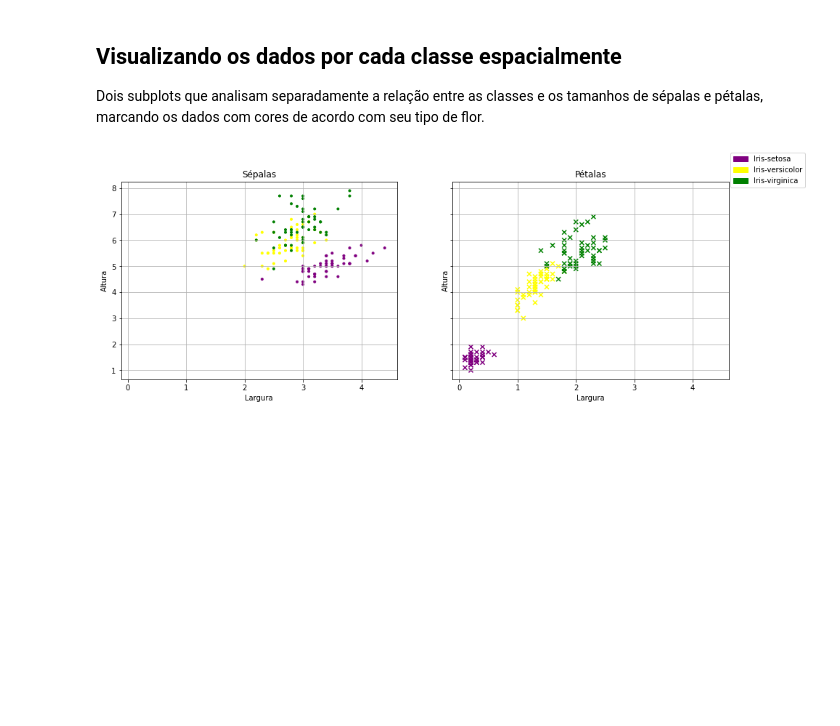
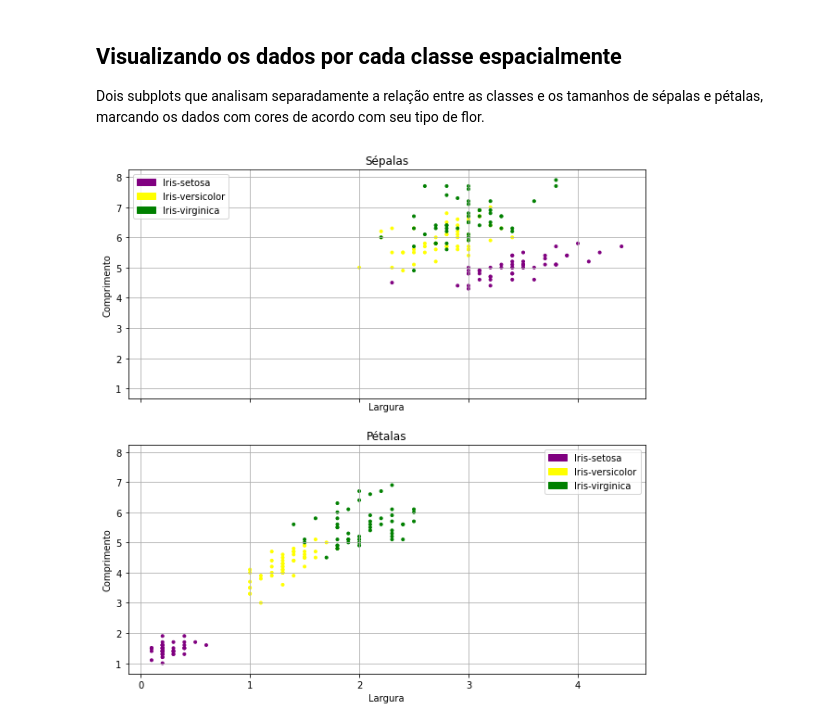
Before and after one commit to gabriellesfaria/T1-AM1, a Jupyter notebook: analiseExploratoria.ipynb, the cells around one changed output. Drawn from its saved outputs; the diff is of its cells as text; code cells hidden in the pictures; blank space fills up the shorter version.

```diff
--- a/analiseExploratoria.ipynb
+++ b/analiseExploratoria.ipynb
@@ -7,9 +7,9 @@ from sklearn.model_selection import train_test_split
 
 iris = pd.read_csv('iris.data', header=None)
 
-iris.rename(columns={0:'sepala_altura',
+iris.rename(columns={0:'sepala_comprimento',
                      1:'sepala_largura',
-                     2:'petala_altura',
+                     2:'petala_comprimento',
                      3:'petala_largura',
                      4:'classe'}, inplace=True)
 
@@ -44,39 +87,36 @@ Dois subplots que analisam separadamente a relação entre as classes e os taman
 # %%
 import numpy as np
 import matplotlib.pyplot as plt
 import matplotlib.patches as mpatches
 import matplotlib.pyplot as plt
 
 
 colors = iris.classe.replace({'Iris-setosa': 'purple',
-                            'Iris-versicolor': 'yellow',
-                            'Iris-virginica': 'green'})
+                              'Iris-versicolor': 'yellow',
+                              'Iris-virginica': 'green'})
 
 
-fig, (ax1, ax2)  = plt.subplots(1,2, figsize=(15, 5), sharex='all', sharey='all')
+fig, (ax1, ax2)  = plt.subplots(2,1, figsize=(10,10),sharex='all', sharey='all')
 
-sepala = ax1.scatter(iris.sepala_largura, iris.sepala_altura,
+sepala = ax1.scatter(iris.sepala_largura, iris.sepala_comprimento,
                     c=colors, marker='.')
+ax1.set_title('Sépalas')
+ax1.set_xlabel('Largura')
+ax1.set_ylabel('Comprimento')
+ax1.grid(True)
+ax1.legend(handles=[mpatches.Patch(color='purple', label='Iris-setosa'),
+                    mpatches.Patch(color='yellow', label='Iris-versicolor'),
+                    mpatches.Patch(color='green', label='Iris-virginica')])
 
-ax1.title.set_text('Sépalas')
-ax1.grid(True)
-ax1.set_xlabel('Largura')
-ax1.set_ylabel('Altura')
-
-
-petala = ax2.scatter(iris.petala_largura, iris.petala_altura,
-                    c=colors,
-                    marker='x')
-ax2.title.set_text('Pétalas')
-
-fig.legend(handles=[mpatches.Patch(color='purple', label='Iris-setosa'),
+petala = ax2.scatter(iris.petala_largura, iris.petala_comprimento,
+                    c=colors, marker='.')
+ax2.set_title('Pétalas')
+ax2.set_xlabel('Largura')
+ax2.set_ylabel('Comprimento')
+ax2.grid(True)
+ax2.legend(handles=[mpatches.Patch(color='purple', label='Iris-setosa'),
                     mpatches.Patch(color='yellow', label='Iris-versicolor'),
-                    mpatches.Patch(color='green', label='Iris-virginica')],
-           loc='upper right')
-ax2.grid(True)
-ax2.set_xlabel('Largura')
-ax2.set_ylabel('Altura')
-
+                    mpatches.Patch(color='green', label='Iris-virginica')])
 plt.show()
 # %% [output]
-[figure, old version]
+[figure, new version]
```
Also changed, not shown: parts of 3 cells of this notebook.
